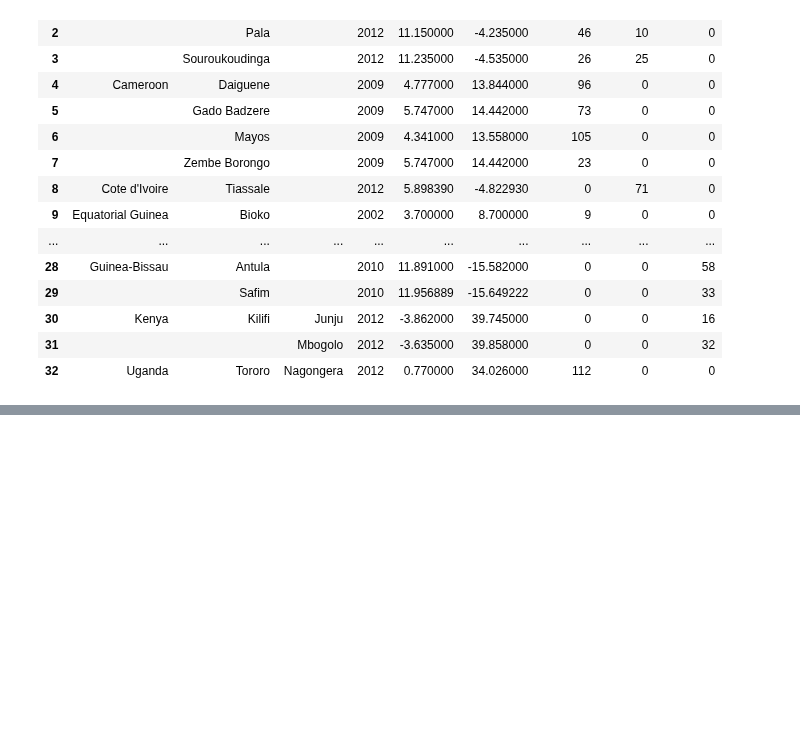
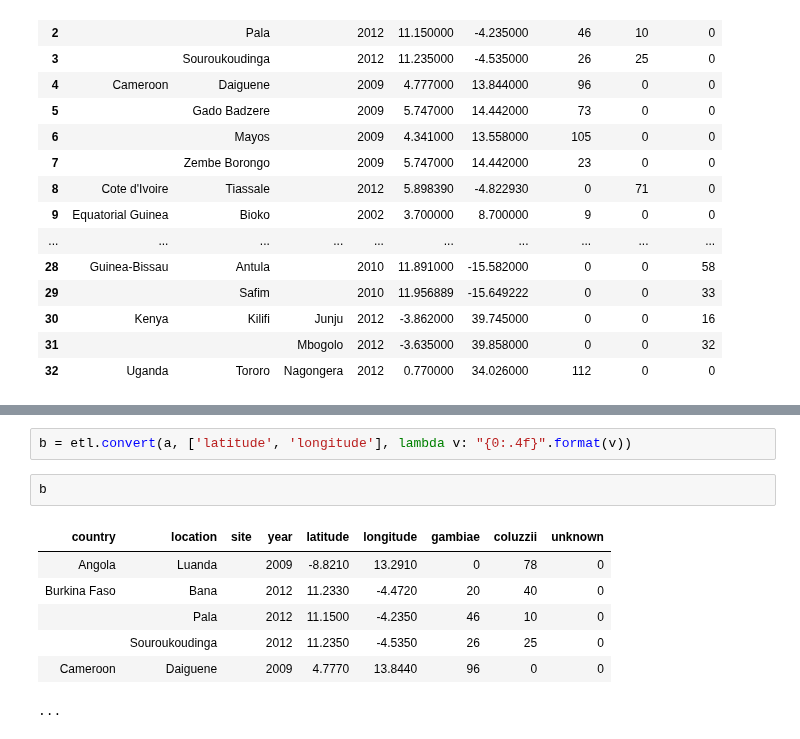
Before and after one commit to alimanfoo/ag1000g-phase2-data-paper, a Jupyter notebook: notebooks/Table_sampling_locations.ipynb, the cells around one changed output, grey strips where cells are left out. Drawn from its saved outputs; the diff is of its cells as text; blank space fills up the shorter version.

```diff
--- a/notebooks/Table_sampling_locations.ipynb
+++ b/notebooks/Table_sampling_locations.ipynb
@@ -105,0 +119,12 @@ with open('../tables/test_table.tex', 'w') as tf:
+# %%
+b = etl.convert(a, ['latitude', 'longitude'], lambda v: "{0:.4f}".format(v))
+# %%
+b
+# %% [output]
+| country | location | site | year | latitude | longitude | gambiae | coluzzii | unknown |
+| Angola | Luanda |  | 2009 | -8.8210 | 13.2910 | 0 | 78 | 0 |
+| Burkina Faso | Bana |  | 2012 | 11.2330 | -4.4720 | 20 | 40 | 0 |
+|  | Pala |  | 2012 | 11.1500 | -4.2350 | 46 | 10 | 0 |
+|  | Souroukoudinga |  | 2012 | 11.2350 | -4.5350 | 26 | 25 | 0 |
+| Cameroon | Daiguene |  | 2009 | 4.7770 | 13.8440 | 96 | 0 | 0 |
+...
```
Also changed, not shown: parts of 7 cells of this notebook, 3 other files.
